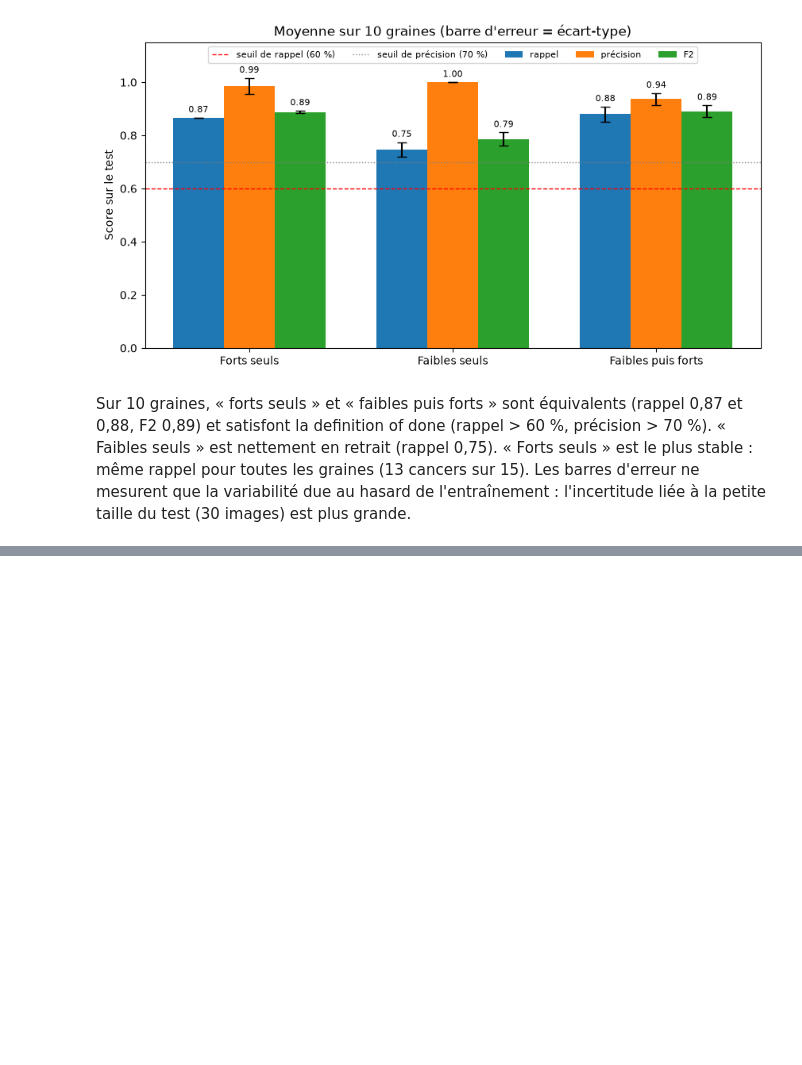
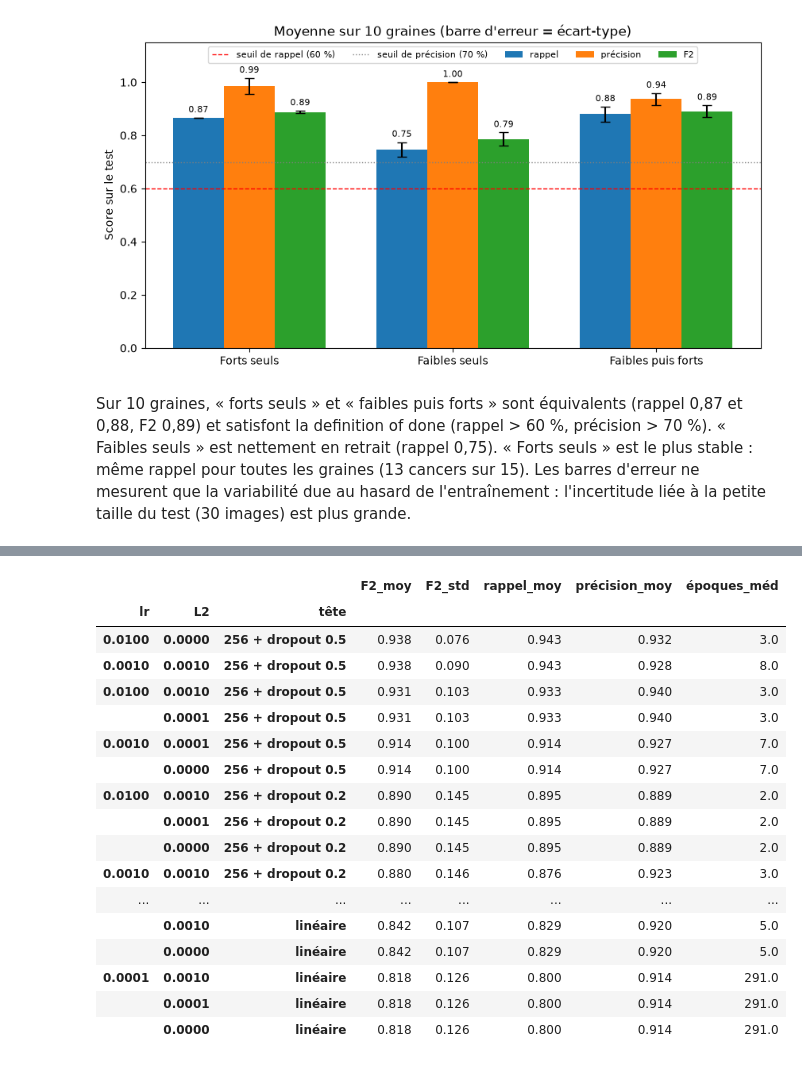
Before and after one commit to matthieudevivie/Projet-7---Labellisez-et-appliquez-des-approches-semi-supervisees-en-traitement-d-images, a Jupyter notebook: notebooks/04_semi_supervise.ipynb, the cells around one changed output, grey strips where cells are left out. Drawn from its saved outputs; the diff is of its cells as text; code cells hidden in the pictures; blank space fills up the shorter version.

```diff
--- a/notebooks/04_semi_supervise.ipynb
+++ b/notebooks/04_semi_supervise.ipynb
@@ -247,0 +330,23 @@ Sur 10 graines, « forts seuls » et « faibles puis forts » sont équivalents
+# %%
+def mesurer(tete, X, y):
+    """Rappel, précision et F2 de la tête sur (X, y)."""
+    tete.eval()
+    with torch.no_grad():
+        y_pred = tete(torch.tensor(X, dtype=torch.float32)).argmax(dim=1).numpy()
+    return {
+        "rappel": recall_score(y, y_pred, zero_division=0),
+        "précision": precision_score(y, y_pred, zero_division=0),
+        "F2": fbeta_score(y, y_pred, beta=2, zero_division=0),
+    }
+
+def evaluer_config(lr, weight_decay, cachee, dropout):
+    """Entraîne et mesure une configuration sur les 15 plis. Renvoie une ligne par pli."""
+    lignes = []
+    for num_pli, (idx_tr, idx_val) in enumerate(plis):
+        tete = creer_tete(graine=num_pli, cachee=cachee, dropout=dropout)
+        nb_epoques = entrainer(tete, X_fort[idx_tr], y_fort[idx_tr], epoques=300, lr=lr,
+                               graine=num_pli, weight_decay=weight_decay,
+                               X_val=X_fort[idx_val], y_val=y_fort[idx_val])
+        lignes.append({"pli": num_pli, "époques": nb_epoques,
+                       **mesurer(tete, X_fort[idx_val], y_fort[idx_val])})
+    return lignes
@@ -247,0 +443,23 @@ Sur 10 graines, « forts seuls » et « faibles puis forts » sont équivalents
+# %%
+%%time
+import itertools
+
+taux = [1e-4, 1e-3, 1e-2]
+l2 = [0.0, 1e-4, 1e-3]
+tetes = [(None, 0.0), (256, 0.2), (256, 0.5)]      # (couche cachée, dropout)
+
+lignes = []
+for lr, wd, (cachee, dropout) in itertools.product(taux, l2, tetes):
+    nom_tete = "linéaire" if cachee is None else f"256 + dropout {dropout}"
+    for ligne in evaluer_config(lr, wd, cachee, dropout):
+        lignes.append({"lr": lr, "L2": wd, "tête": nom_tete, **ligne})
+
+grille = pd.DataFrame(lignes)
+synthese = (grille.groupby(["lr", "L2", "tête"])
+                  .agg(F2_moy=("F2", "mean"), F2_std=("F2", "std"),
+                       rappel_moy=("rappel", "mean"), précision_moy=("précision", "mean"),
+                       époques_méd=("époques", "median"))
+                  .sort_values("F2_moy", ascending=False)
+                  .round(3))
+synthese.head(30)
+# %% [output]
@@ -247,0 +468,18 @@ Sur 10 graines, « forts seuls » et « faibles puis forts » sont équivalents
+|  |  |  | F2_moy | F2_std | rappel_moy | précision_moy | époques_méd |
+| lr | L2 | tête |  |  |  |  |  |
+| 0.0100 | 0.0000 | 256 + dropout 0.5 | 0.938 | 0.076 | 0.943 | 0.932 | 3.0 |
+| 0.0010 | 0.0010 | 256 + dropout 0.5 | 0.938 | 0.090 | 0.943 | 0.928 | 8.0 |
+| 0.0100 | 0.0010 | 256 + dropout 0.5 | 0.931 | 0.103 | 0.933 | 0.940 | 3.0 |
+|  | 0.0001 | 256 + dropout 0.5 | 0.931 | 0.103 | 0.933 | 0.940 | 3.0 |
+| 0.0010 | 0.0001 | 256 + dropout 0.5 | 0.914 | 0.100 | 0.914 | 0.927 | 7.0 |
+|  | 0.0000 | 256 + dropout 0.5 | 0.914 | 0.100 | 0.914 | 0.927 | 7.0 |
+| 0.0100 | 0.0010 | 256 + dropout 0.2 | 0.890 | 0.145 | 0.895 | 0.889 | 2.0 |
+|  | 0.0001 | 256 + dropout 0.2 | 0.890 | 0.145 | 0.895 | 0.889 | 2.0 |
+|  | 0.0000 | 256 + dropout 0.2 | 0.890 | 0.145 | 0.895 | 0.889 | 2.0 |
+| 0.0010 | 0.0010 | 256 + dropout 0.2 | 0.880 | 0.146 | 0.876 | 0.923 | 3.0 |
+| ... | ... | ... | ... | ... | ... | ... | ... |
+|  | 0.0010 | linéaire | 0.842 | 0.107 | 0.829 | 0.920 | 5.0 |
+|  | 0.0000 | linéaire | 0.842 | 0.107 | 0.829 | 0.920 | 5.0 |
+| 0.0001 | 0.0010 | linéaire | 0.818 | 0.126 | 0.800 | 0.914 | 291.0 |
+|  | 0.0001 | linéaire | 0.818 | 0.126 | 0.800 | 0.914 | 291.0 |
+|  | 0.0000 | linéaire | 0.818 | 0.126 | 0.800 | 0.914 | 291.0 |
```
Also changed, not shown: parts of 26 cells of this notebook.
